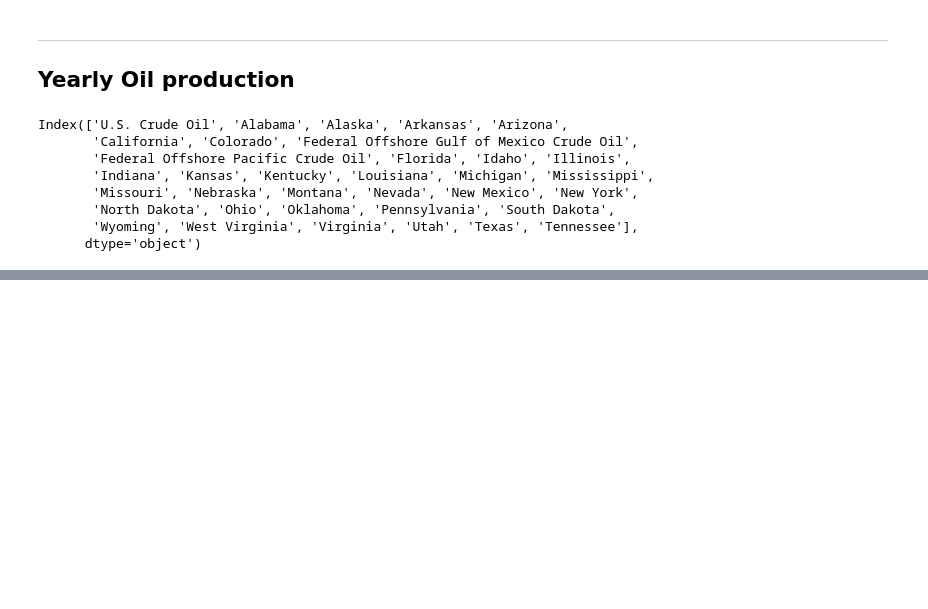
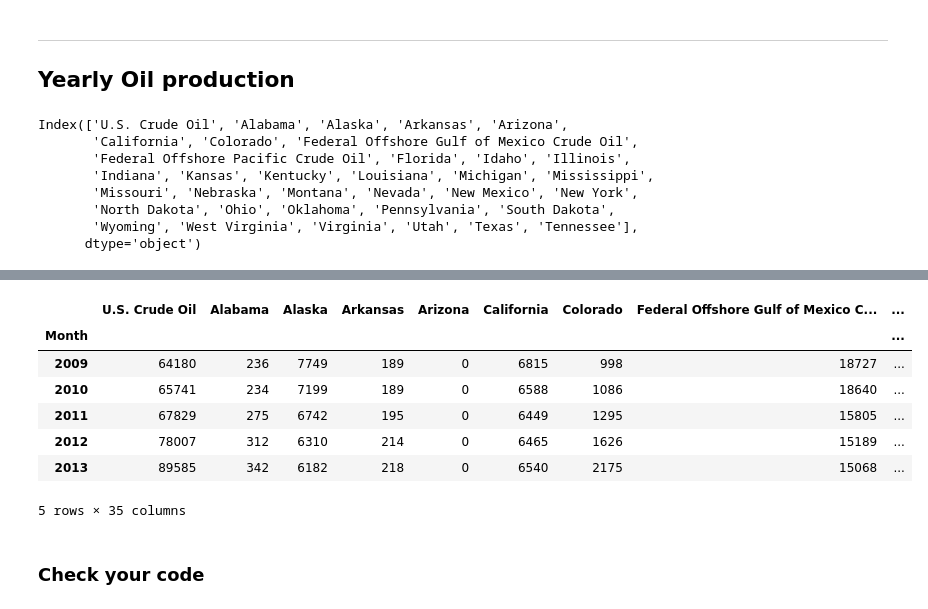
Before and after one commit to melis-gezer/data-us-oil-and-gas-production, a Jupyter notebook: oil_and_gas.ipynb, the cells around one changed output, grey strips where cells are left out. Saved outputs shown, nothing was run; the diff lists cells and outputs as text; code cells hidden in the pictures; blank space fills up the shorter version.

```diff
--- a/oil_and_gas.ipynb
+++ b/oil_and_gas.ipynb
@@ -185,0 +190,16 @@ Index(['U.S. Crude Oil', 'Alabama', 'Alaska', 'Arkansas', 'Arizona',
+# %%
+oil_months_per_year = oil_df.groupby(oil_df["Month"].dt.year)["Month"].count()
+oil_full_years = oil_months_per_year[oil_months_per_year == 12].index
+filtered_yearly_oil_df = yearly_oil_df.loc[oil_full_years]
+filtered_yearly_oil_df.head()
+# %% [output]
+|  | U.S. Crude Oil | Alabama | Alaska | Arkansas | Arizona | California | Colorado | Federal Offshore Gulf of Mexico C... | ... |
+| Month |  |  |  |  |  |  |  |  | ... |
+| 2009 | 64180 | 236 | 7749 | 189 | 0 | 6815 | 998 | 18727 | ... |
+| 2010 | 65741 | 234 | 7199 | 189 | 0 | 6588 | 1086 | 18640 | ... |
+| 2011 | 67829 | 275 | 6742 | 195 | 0 | 6449 | 1295 | 15805 | ... |
+| 2012 | 78007 | 312 | 6310 | 214 | 0 | 6465 | 1626 | 15189 | ... |
+| 2013 | 89585 | 342 | 6182 | 218 | 0 | 6540 | 2175 | 15068 | ... |
+5 rows × 35 columns
+# %% [markdown]
+### Check your code
```
Also changed, not shown: parts of 7 cells of this notebook.
